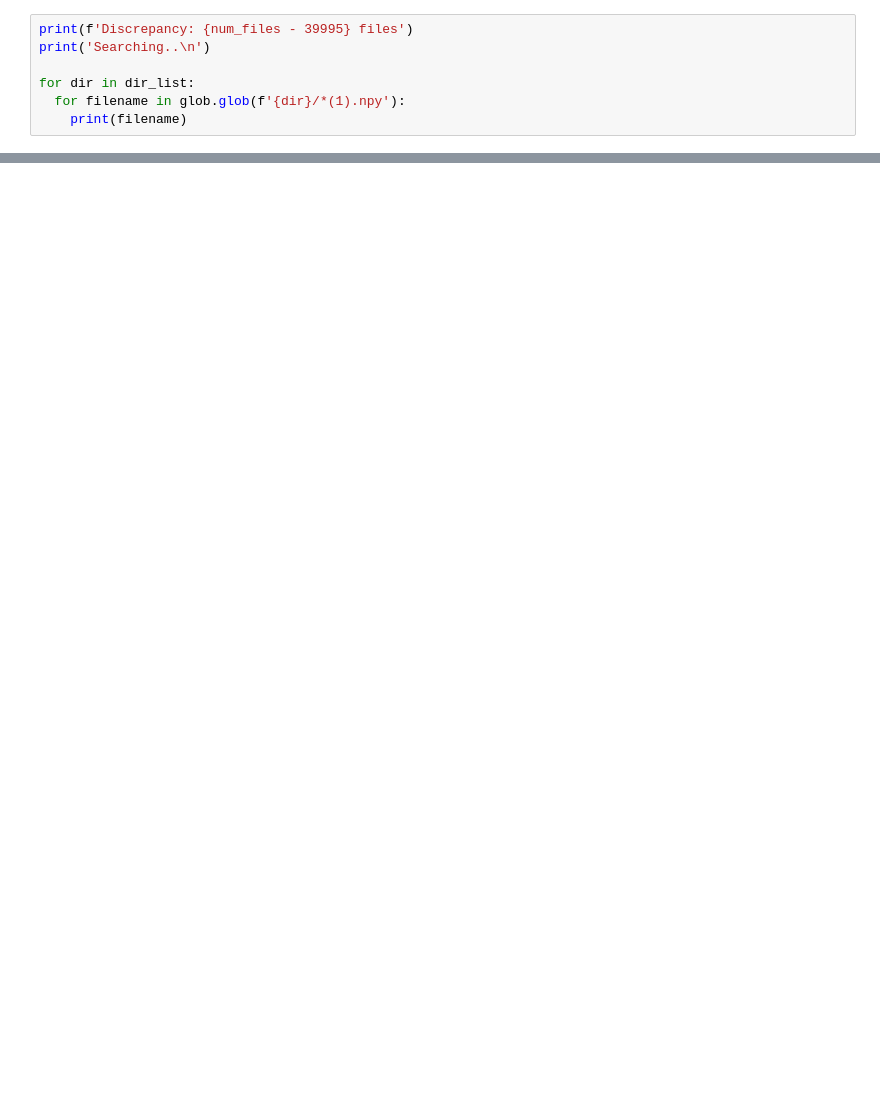
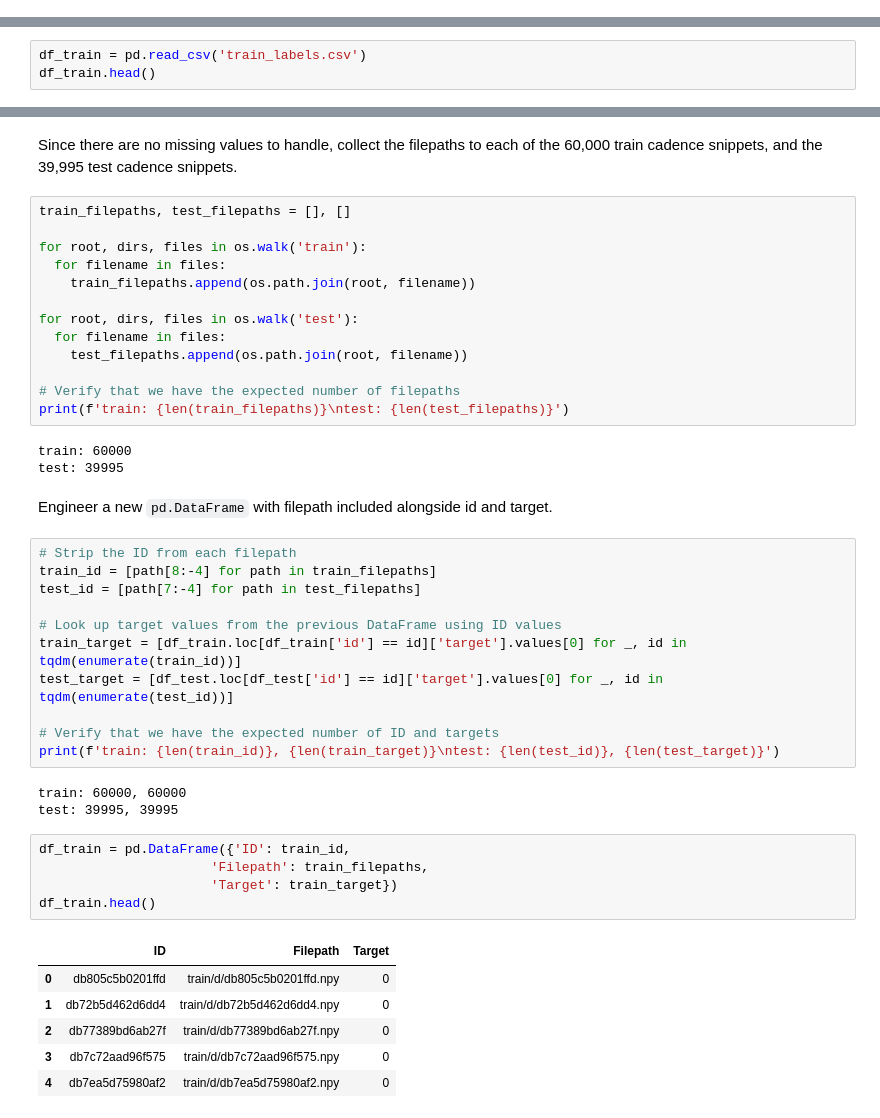
Before and after one commit to zachtheyek/autoSETI, a Jupyter notebook: Kaggle_BERT.ipynb, the cells around one changed output, grey strips where cells are left out. Cells and saved outputs as stored; diff of their text form; blank space fills up the shorter version.

Commit message:
finished cleaning data, started preprocessing, created custom dataset object

```diff
--- a/Kaggle_BERT.ipynb
+++ b/Kaggle_BERT.ipynb
@@ -236,7 +0,0 @@ Expected: 39995
-# %%
-print(f'Discrepancy: {num_files - 39995} files')
-print('Searching..\n')
-
-for dir in dir_list:
-  for filename in glob.glob(f'{dir}/*(1).npy'):
-    print(filename)
@@ -342,0 +69,3 @@ class CustomImageDataset(Dataset):
+# %%
+df_train = pd.read_csv('train_labels.csv')
+df_train.head()
@@ -342,0 +121,46 @@ class CustomImageDataset(Dataset):
+# %% [markdown]
+Since there are no missing values to handle, collect the filepaths to each of the 60,000 train cadence snippets, and the 39,995 test cadence snippets.
+# %%
+train_filepaths, test_filepaths = [], []
+
+for root, dirs, files in os.walk('train'):
+  for filename in files:
+    train_filepaths.append(os.path.join(root, filename))
+
+for root, dirs, files in os.walk('test'):
+  for filename in files:
+    test_filepaths.append(os.path.join(root, filename))
+
+# Verify that we have the expected number of filepaths
+print(f'train: {len(train_filepaths)}\ntest: {len(test_filepaths)}')
+# %% [output]
+train: 60000
+test: 39995
+# %% [markdown]
+Engineer a new `pd.DataFrame` with filepath included alongside id and target.
+# %%
+# Strip the ID from each filepath
+train_id = [path[8:-4] for path in train_filepaths]
+test_id = [path[7:-4] for path in test_filepaths]
+
+# Look up target values from the previous DataFrame using ID values
+train_target = [df_train.loc[df_train['id'] == id]['target'].values[0] for _, id in tqdm(enumerate(train_id))]
+test_target = [df_test.loc[df_test['id'] == id]['target'].values[0] for _, id in tqdm(enumerate(test_id))]
+
+# Verify that we have the expected number of ID and targets
+print(f'train: {len(train_id)}, {len(train_target)}\ntest: {len(test_id)}, {len(test_target)}')
+# %% [output]
+train: 60000, 60000
+test: 39995, 39995
+# %%
+df_train = pd.DataFrame({'ID': train_id,
+                      'Filepath': train_filepaths,
+                      'Target': train_target})
+df_train.head()
+# %% [output]
+|  | ID | Filepath | Target |
+| 0 | db805c5b0201ffd | train/d/db805c5b0201ffd.npy | 0 |
+| 1 | db72b5d462d6dd4 | train/d/db72b5d462d6dd4.npy | 0 |
+| 2 | db77389bd6ab27f | train/d/db77389bd6ab27f.npy | 0 |
+| 3 | db7c72aad96f575 | train/d/db7c72aad96f575.npy | 0 |
+| 4 | db7ea5d75980af2 | train/d/db7ea5d75980af2.npy | 0 |
```
Also changed, not shown: parts of 52 cells of this notebook.
